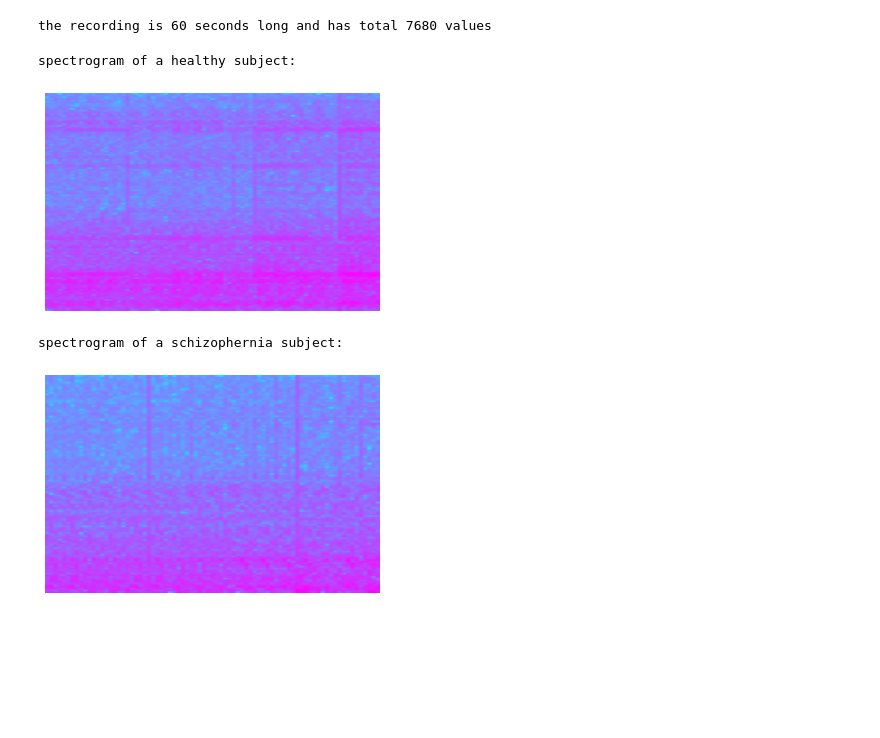
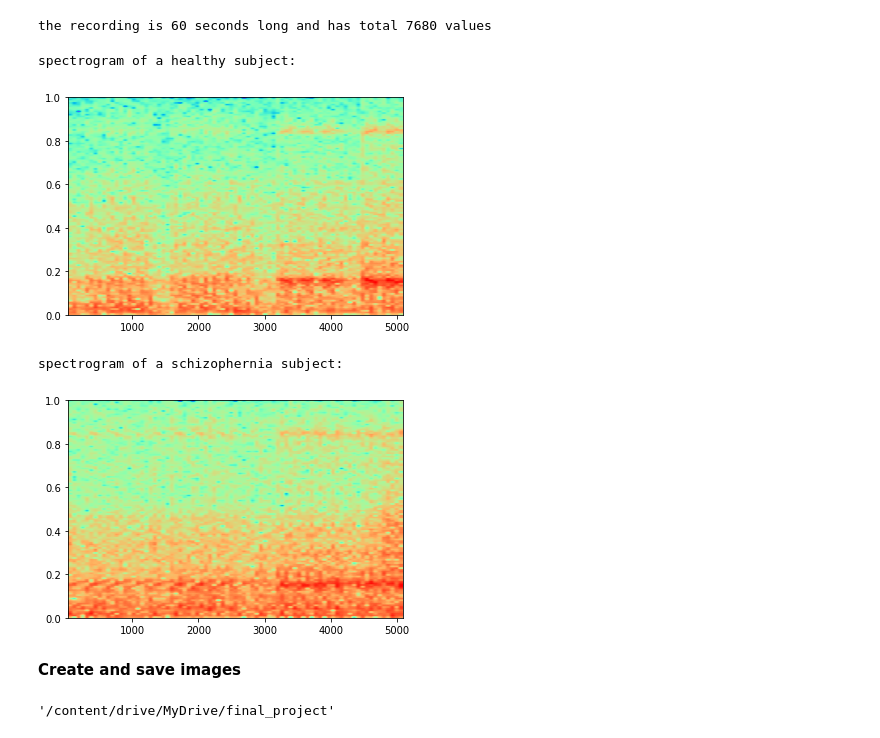
Before and after one commit to mehrshad-sdtn/BSc-Thesis-Project, a Jupyter notebook: eeg_preprocess.ipynb, the cells around one changed output. Cells and saved outputs as stored; diff of their text form; code cells hidden in the pictures; blank space fills up the shorter version.

```diff
--- a/eeg_preprocess.ipynb
+++ b/eeg_preprocess.ipynb
@@ -175,18 +159,28 @@ def create_spectrogram_data(subject_list):
 hc_spectrogram_data = create_spectrogram_data(hc_channels)
 sz_spectrogram_data = create_spectrogram_data(sz_channels)
 # %%
-def plot_spectrogram(data):
-  plt.specgram(data, Fs=128, cmap="cool")
-  plt.axis('off')
-  plt.show()
+def create_spectrogram(data, impath='', save=False):
+  plt.specgram(data, Fs=2, cmap="rainbow")
+  if save:
+    plt.axis('off')
+    plt.savefig(impath, dpi=120, pad_inches=0.0, bbox_inches='tight')
+  else: plt.show()
+
 
 print('spectrogram of a healthy subject: \n')
-plot_spectrogram(hc_spectrogram_data[1][0])
+create_spectrogram(hc_spectrogram_data[1][0])
 
 print('spectrogram of a schizophernia subject: \n')
-plot_spectrogram(sz_spectrogram_data[1][0])
+create_spectrogram(sz_spectrogram_data[1][0])
 # %% [output]
 spectrogram of a healthy subject:
-[figure, old version]
+[figure, new version]
 spectrogram of a schizophernia subject:
-[figure, old version]
+[figure, new version]
+# %% [markdown]
+**Create and save images**
+# %%
+cwd = os.getcwd()
+cwd
+# %% [output]
+'/content/drive/MyDrive/final_project'
```
Also changed, not shown: parts of 7 cells of this notebook.
